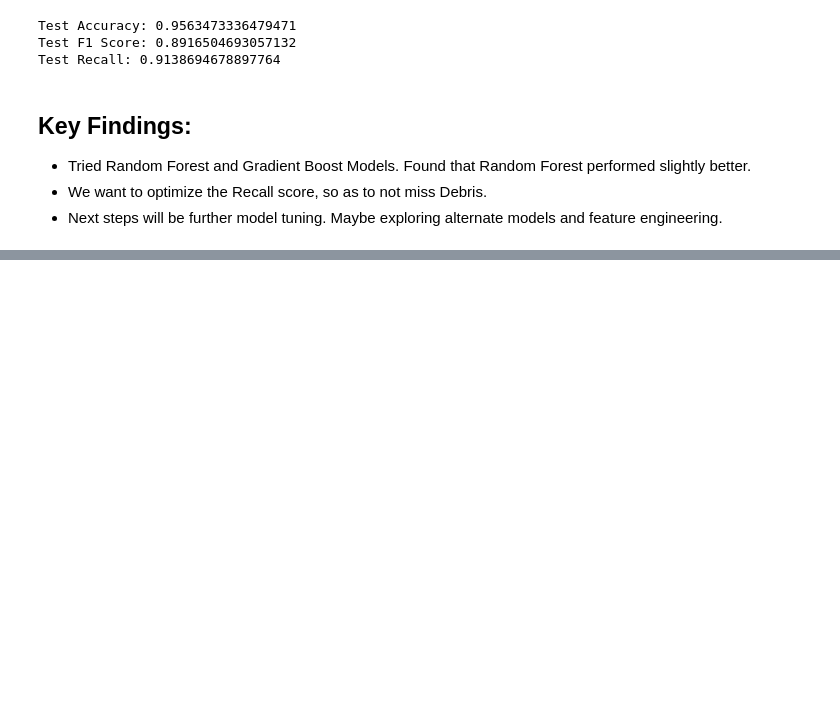
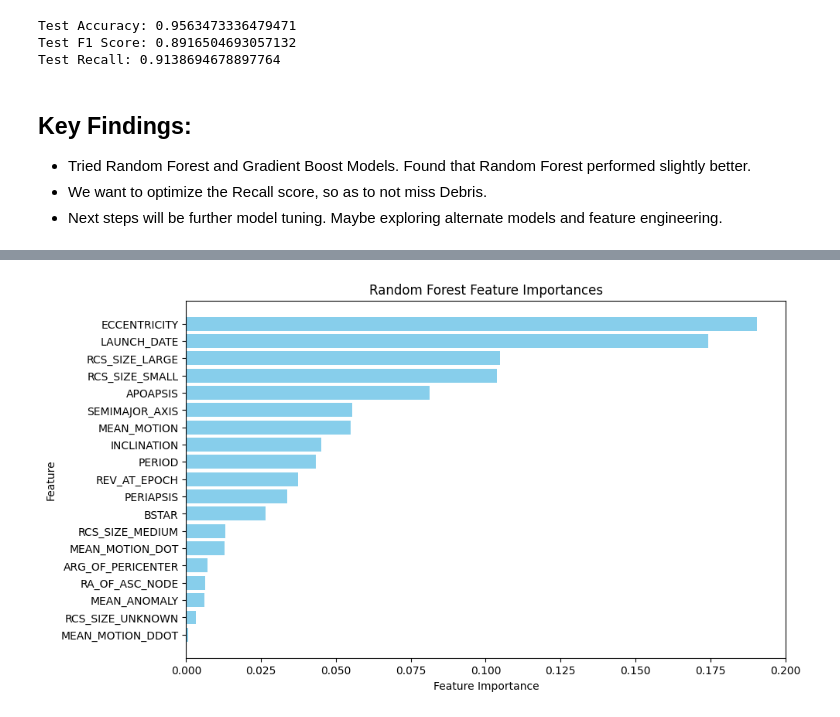
Before and after one commit to soumya-jp/space_debris, a Jupyter notebook: Initial_Model.ipynb, the cells around one changed output, grey strips where cells are left out. Cells and saved outputs as stored; diff of their text form; code cells hidden in the pictures; blank space fills up the shorter version.

```diff
--- a/Initial_Model.ipynb
+++ b/Initial_Model.ipynb
@@ -211,0 +236,11 @@ print(importance_df)
+# %%
+# Plot feature importances
+plt.figure(figsize=(10, 6))
+plt.barh(importance_df['Feature'], importance_df['Importance'], color='skyblue')
+plt.xlabel('Feature Importance')
+plt.ylabel('Feature')
+plt.title('Random Forest Feature Importances')
+plt.gca().invert_yaxis()
+plt.show()
+# %% [output]
+[figure, added]
```
Also changed, not shown: parts of 4 cells of this notebook.
